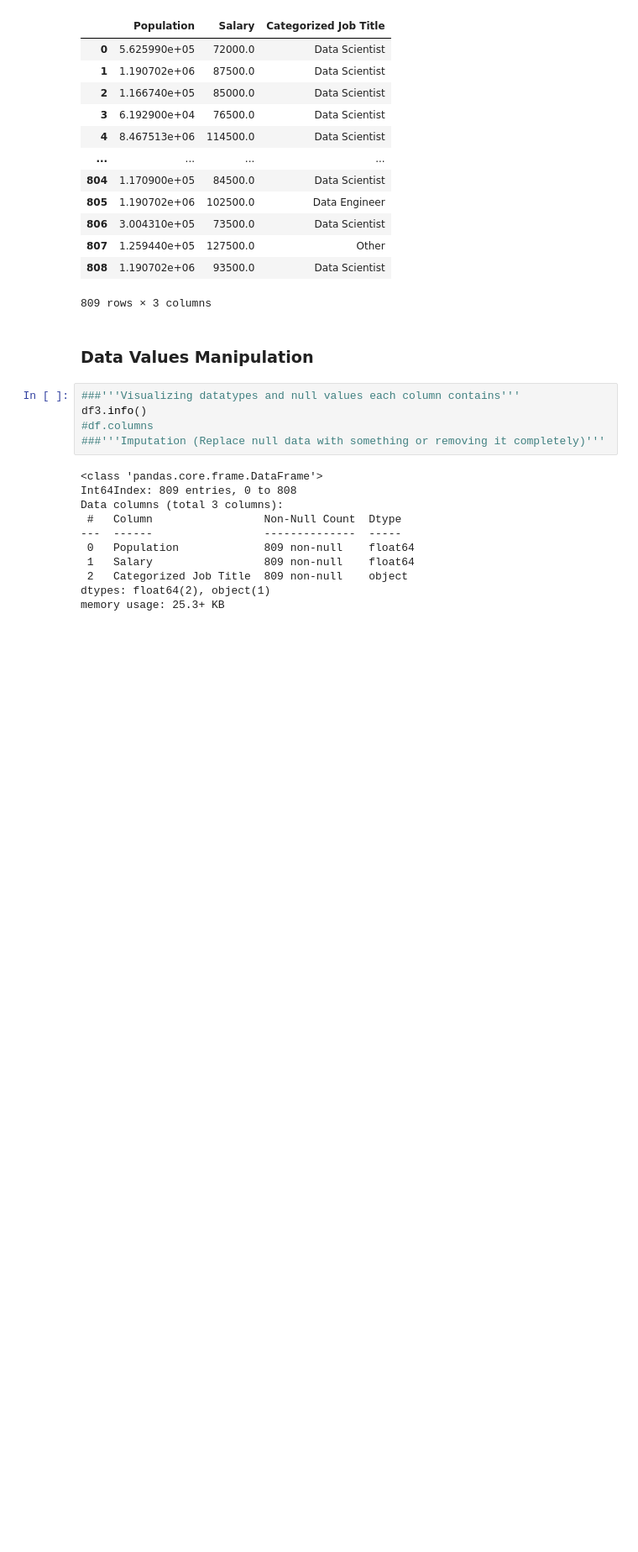
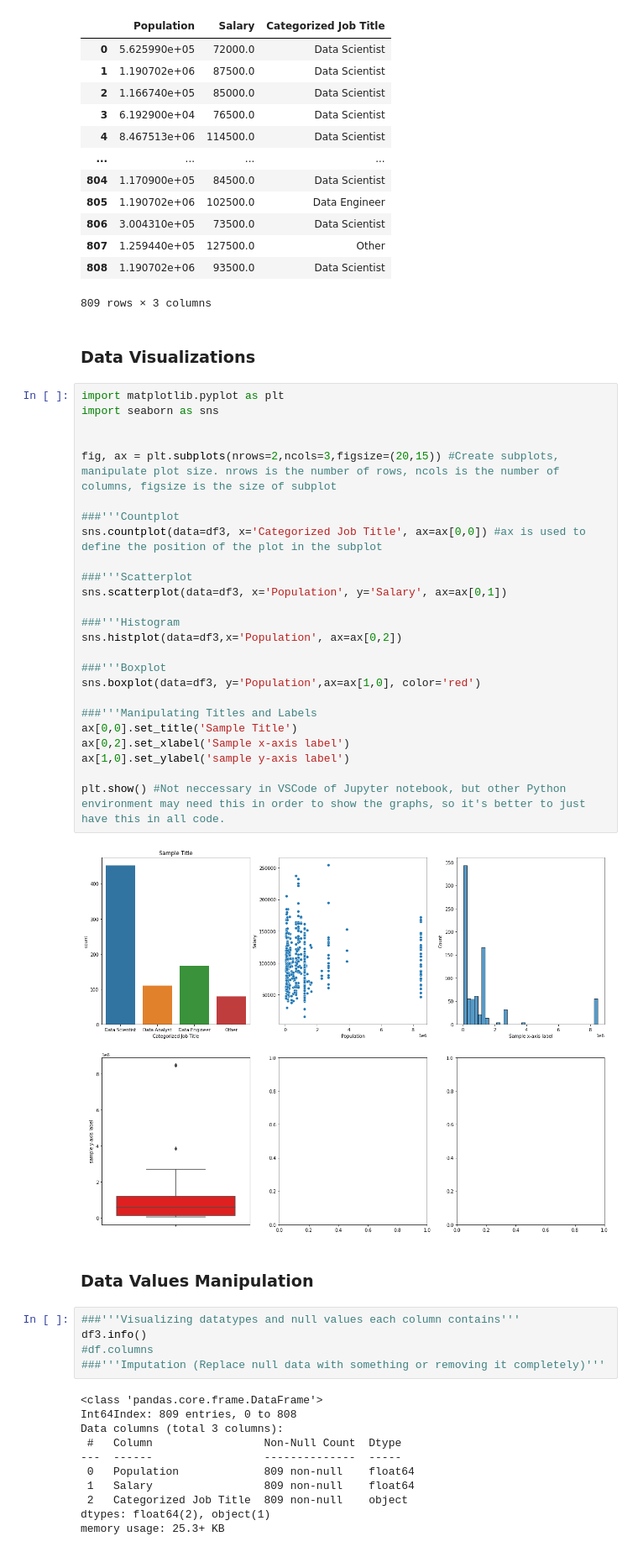
Before and after one commit to CcDenn/Predictive-Modeling-and-Visualizations, a Jupyter notebook: Predictive Modeling and Visualizations Environment.ipynb, the cells around one changed output. Shown: that part at 84% size. Saved outputs shown, nothing was run; the diff lists cells and outputs as text; blank space fills up the shorter version.

```diff
--- a/Predictive Modeling and Visualizations Environment.ipynb
+++ b/Predictive Modeling and Visualizations Environment.ipynb
@@ -114,6 +114,35 @@ df3
 | 807 | 1.259440e+05 | 127500.0 | Other |
 | 808 | 1.190702e+06 | 93500.0 | Data Scientist |
 809 rows × 3 columns
+# %% [markdown]
+### Data Visualizations
+# %%
+import matplotlib.pyplot as plt
+import seaborn as sns
+
+
+fig, ax = plt.subplots(nrows=2,ncols=3,figsize=(20,15)) #Create subplots, manipulate plot size. nrows is the number of rows, ncols is the number of columns, figsize is the size of subplot
+
+###'''Countplot
+sns.countplot(data=df3, x='Categorized Job Title', ax=ax[0,0]) #ax is used to define the position of the plot in the subplot
+
+###'''Scatterplot
+sns.scatterplot(data=df3, x='Population', y='Salary', ax=ax[0,1])
+
+###'''Histogram
+sns.histplot(data=df3,x='Population', ax=ax[0,2])
+
+###'''Boxplot
+sns.boxplot(data=df3, y='Population',ax=ax[1,0], color='red')
+
+###'''Manipulating Titles and Labels
+ax[0,0].set_title('Sample Title')
+ax[0,2].set_xlabel('Sample x-axis label')
+ax[1,0].set_ylabel('sample y-axis label')
+
+plt.show() #Not neccessary in VSCode of Jupyter notebook, but other Python environment may need this in order to show the graphs, so it's better to just have this in all code.
+# %% [output]
+[figure, added]
 # %% [markdown]
 ### Data Values Manipulation
 # %%
```
Also changed, not shown: parts of 3 cells of this notebook.
